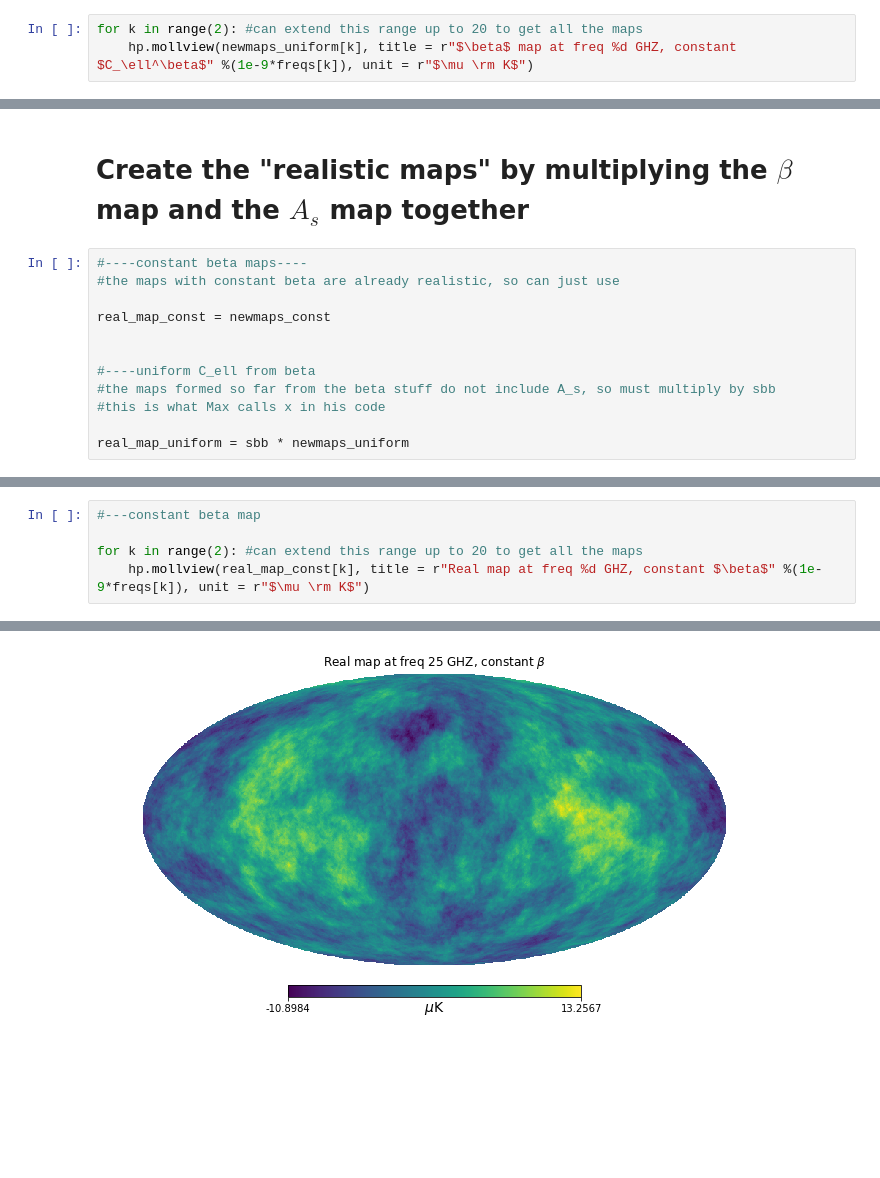
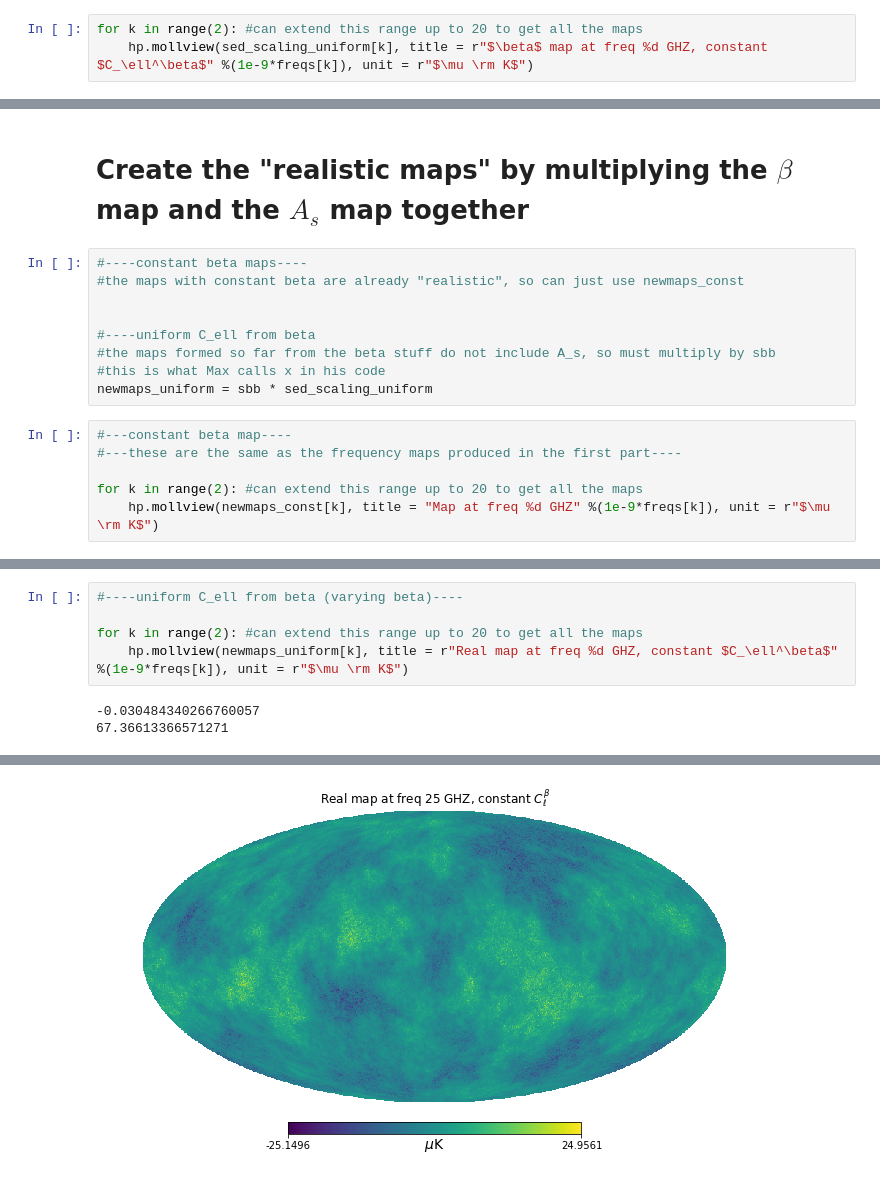
Before and after one commit to acwgough/foreground_moments, a Jupyter notebook: 2019-07-17 Synchrotron maps spatially varying.ipynb, the cells around one changed output, grey strips where cells are left out. Drawn from its saved outputs; the diff is of its cells as text; blank space fills up the shorter version.

```diff
--- a/2019-07-17 Synchrotron maps spatially varying.ipynb
+++ b/2019-07-17 Synchrotron maps spatially varying.ipynb
@@ -217,4 +211,4 @@ newmaps_uniform.shape
 # %%
 for k in range(2): #can extend this range up to 20 to get all the maps
-    hp.mollview(newmaps_uniform[k], title = r"$\beta$ map at freq %d GHZ, constant $C_\ell^\beta$" %(1e-9*freqs[k]), unit = r"$\mu \rm K$")
+    hp.mollview(sed_scaling_uniform[k], title = r"$\beta$ map at freq %d GHZ, constant $C_\ell^\beta$" %(1e-9*freqs[k]), unit = r"$\mu \rm K$")
 # %% [output]
@@ -224,13 +218,16 @@ for k in range(2): #can extend this range up to 20 to get all the maps
 # Create the "realistic maps" by multiplying the $\beta$ map and the $A_s$ map together
 # %%
 #----constant beta maps----
-#the maps with constant beta are already realistic, so can just use
-
-real_map_const = newmaps_const
+#the maps with constant beta are already "realistic", so can just use newmaps_const
 
 
 #----uniform C_ell from beta
 #the maps formed so far from the beta stuff do not include A_s, so must multiply by sbb
 #this is what Max calls x in his code
-
-real_map_uniform = sbb * newmaps_uniform
+newmaps_uniform = sbb * sed_scaling_uniform
+# %%
+#---constant beta map----
+#---these are the same as the frequency maps produced in the first part----
+
+for k in range(2): #can extend this range up to 20 to get all the maps
+    hp.mollview(newmaps_const[k], title = "Map at freq %d GHZ" %(1e-9*freqs[k]), unit = r"$\mu \rm K$")
@@ -237,6 +239,8 @@ real_map_uniform = sbb * newmaps_uniform
 # %%
-#---constant beta map
+#----uniform C_ell from beta (varying beta)----
 
 for k in range(2): #can extend this range up to 20 to get all the maps
-    hp.mollview(real_map_const[k], title = r"Real map at freq %d GHZ, constant $\beta$" %(1e-9*freqs[k]), unit = r"$\mu \rm K$")
+    hp.mollview(newmaps_uniform[k], title = r"Real map at freq %d GHZ, constant $C_\ell^\beta$" %(1e-9*freqs[k]), unit = r"$\mu \rm K$")
 # %% [output]
+-0.030484340266760057
+67.36613366571271
@@ -244 +248 @@ for k in range(2): #can extend this range up to 20 to get all the maps
-[figure, old version]
+[figure, new version]
```
Also changed, not shown: parts of 16 cells of this notebook.
